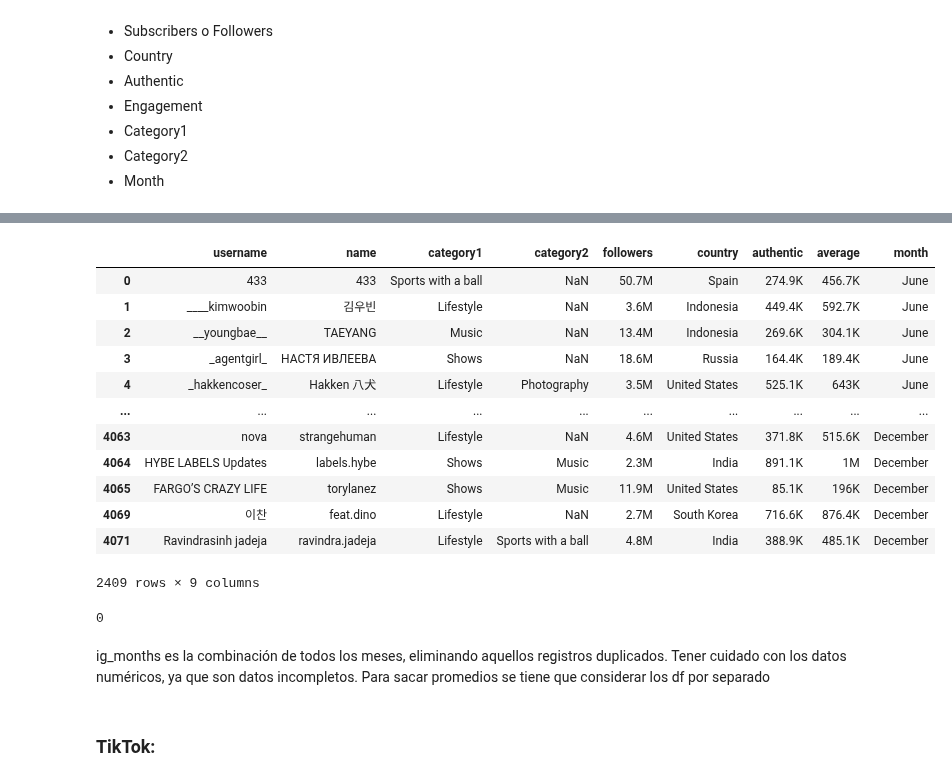
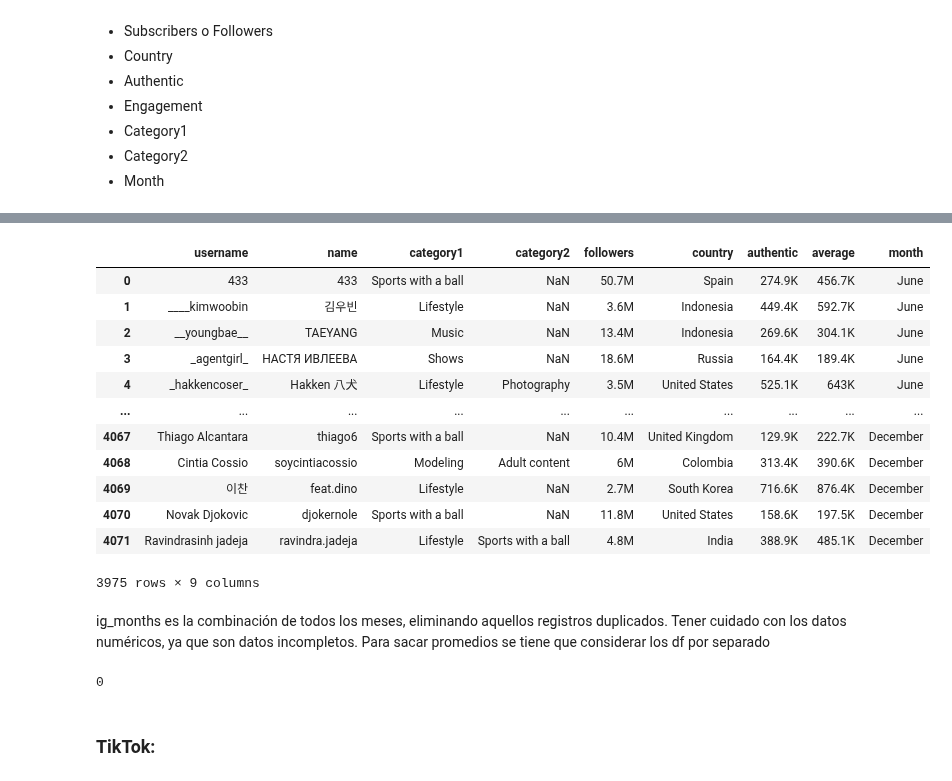
Before and after one commit to MarioChvx/ciencia_de_datos_PAMBAZO, a Jupyter notebook: proyectos/Proyecto4/socialnetworks.ipynb, the cells around one changed output, grey strips where cells are left out. Drawn from its saved outputs; the diff is of its cells as text; code cells hidden in the pictures.

```diff
--- a/proyectos/Proyecto4/socialnetworks.ipynb
+++ b/proyectos/Proyecto4/socialnetworks.ipynb
@@ -181,49 +162,27 @@ ig_dec = ig_dec.rename(columns = {"name": "name",
-# %%
-ig_nov = ig_nov.rename(columns={"Name": "name",
-                               "Instagram Name": "username",
-                               "Category-1": "category1",
-                               "Followers": "followers",
-                               "\nCountry": "country",
-                               "Eng. (Auth.)": "authentic",
-                               "Eng. (Avg.)": "average",
-                               "Category-2": "category2",
-                               "Month": "month"})
-# %%
-ig_sep = ig_sep.rename(columns={"instagram name": "username",
-                               " Name": "name",
-                               "Subscribers": "followers",
-                               "Views avg.": "country",
-                               "Authentic engagement\n": "authentic",
-                                "Engagement average\r\n": "average",
-                                "Category_1": "category1",
-                                "Category_2": "category2",
-                                "Month": "month"})
-# %%
-ig_june = ig_june.rename(columns={"instagram name": "username",
-                                 "influencer name ":"name",
-                                 "Category_1": "category1",
-                                 "Category_2": "category2",
-                                 "Suscribers": "followers",
-                                 "Views avg.": "country",
-                                 "Likes avg": "authentic",
-                                 "Comments avg.": "average",
-                                 "Month": "month"})
 # %%
-ig_months = pd.concat([ig_june, ig_sep, ig_nov, ig_dec], ignore_index=True).drop_duplicates(subset=["username"], keep='first')
-ig_months.drop("Rank", inplace=True, axis=1)
+ig_by_month = [ig_june, ig_sep, ig_nov, ig_dec]
+
+ig_months = (
+    pd.concat(ig_by_month, ignore_index=True)
+    .drop("Rank", axis=1)
+    .drop_duplicates()
+)
 ig_months
 # %% [output]
 |  | username | name | category1 | category2 | followers | country | authentic | average | month |
 | 0 | 433 | 433 | Sports with a ball | NaN | 50.7M | Spain | 274.9K | 456.7K | June |
 | 1 | ____kimwoobin | 김우빈 | Lifestyle | NaN | 3.6M | Indonesia | 449.4K | 592.7K | June |
 | 2 | __youngbae__ | TAEYANG | Music | NaN | 13.4M | Indonesia | 269.6K | 304.1K | June |
 | 3 | _agentgirl_ | НАСТЯ ИВЛЕЕВА | Shows | NaN | 18.6M | Russia | 164.4K | 189.4K | June |
 | 4 | _hakkencoser_ | Hakken 八犬 | Lifestyle | Photography | 3.5M | United States | 525.1K | 643K | June |
 | ... | ... | ... | ... | ... | ... | ... | ... | ... | ... |
-| 4063 | nova | strangehuman | Lifestyle | NaN | 4.6M | United States | 371.8K | 515.6K | December |
-| 4064 | HYBE LABELS Updates | labels.hybe | Shows | Music | 2.3M | India | 891.1K | 1M | December |
-| 4065 | FARGO’S CRAZY LIFE | torylanez | Shows | Music | 11.9M | United States | 85.1K | 196K | December |
+| 4067 | Thiago Alcantara | thiago6 | Sports with a ball | NaN | 10.4M | United Kingdom | 129.9K | 222.7K | December |
+| 4068 | Cintia Cossio | soycintiacossio | Modeling | Adult content | 6M | Colombia | 313.4K | 390.6K | December |
 | 4069 | 이찬 | feat.dino | Lifestyle | NaN | 2.7M | South Korea | 716.6K | 876.4K | December |
+| 4070 | Novak Djokovic | djokernole | Sports with a ball | NaN | 11.8M | United States | 158.6K | 197.5K | December |
 | 4071 | Ravindrasinh jadeja | ravindra.jadeja | Lifestyle | Sports with a ball | 4.8M | India | 388.9K | 485.1K | December |
-2409 rows × 9 columns
+3975 rows × 9 columns
+# %% [markdown]
+ig_months es la combinación de todos los meses, eliminando aquellos registros duplicados.
+Tener cuidado con los datos numéricos, ya que son datos incompletos. Para sacar promedios se tiene que considerar los df por separado
 # %%
@@ -231,8 +190,5 @@ ig_months[ig_months.duplicated() == True].size
 # %% [output]
 0
-# %% [markdown]
-ig_months es la combinación de todos los meses, eliminando aquellos registros duplicados.
-Tener cuidado con los datos numéricos, ya que son datos incompletos. Para sacar promedios se tiene que considerar los df por separado
 # %% [markdown]
 ### TikTok:
 # %%
```
Also changed, not shown: parts of 20 cells of this notebook.
